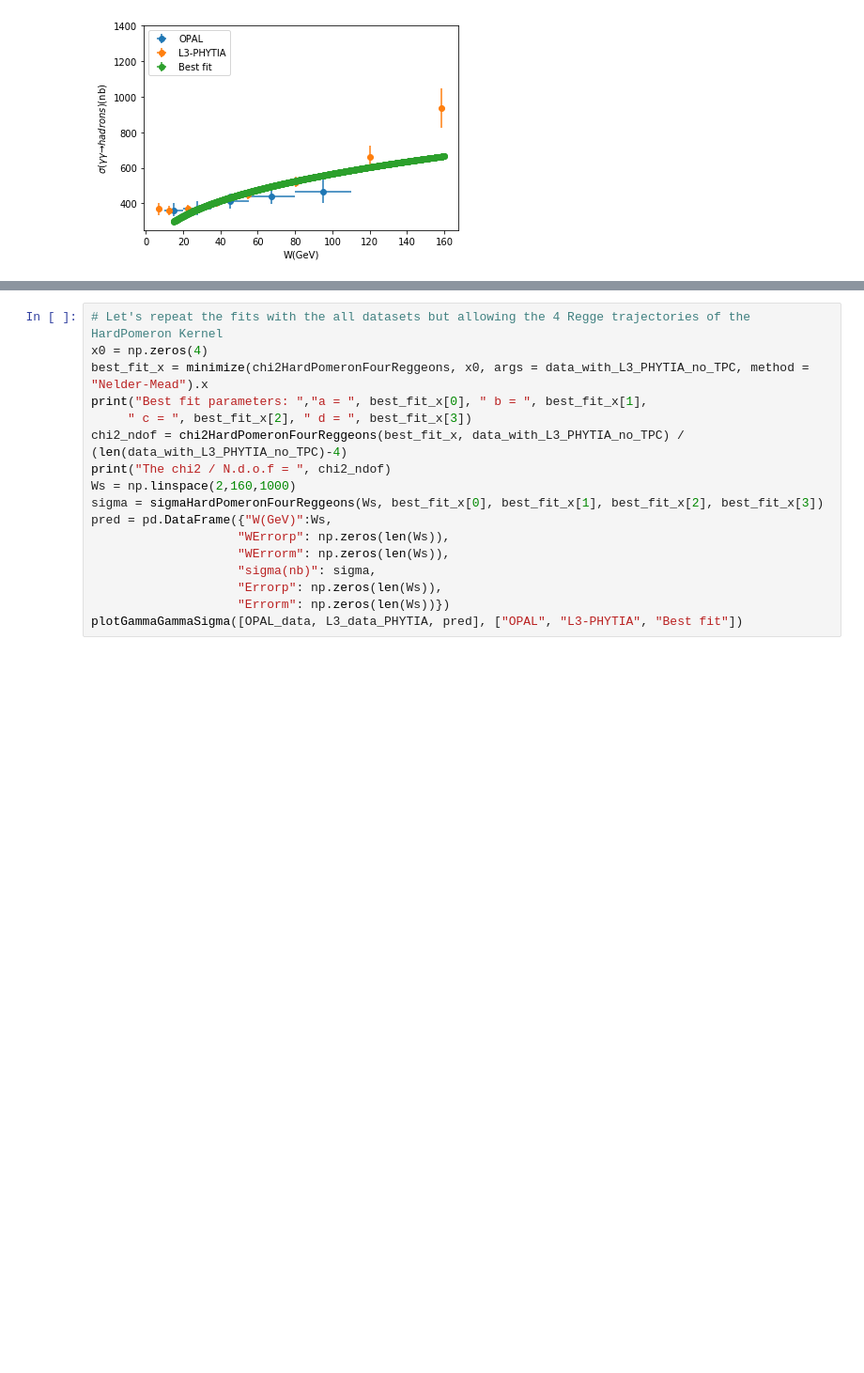
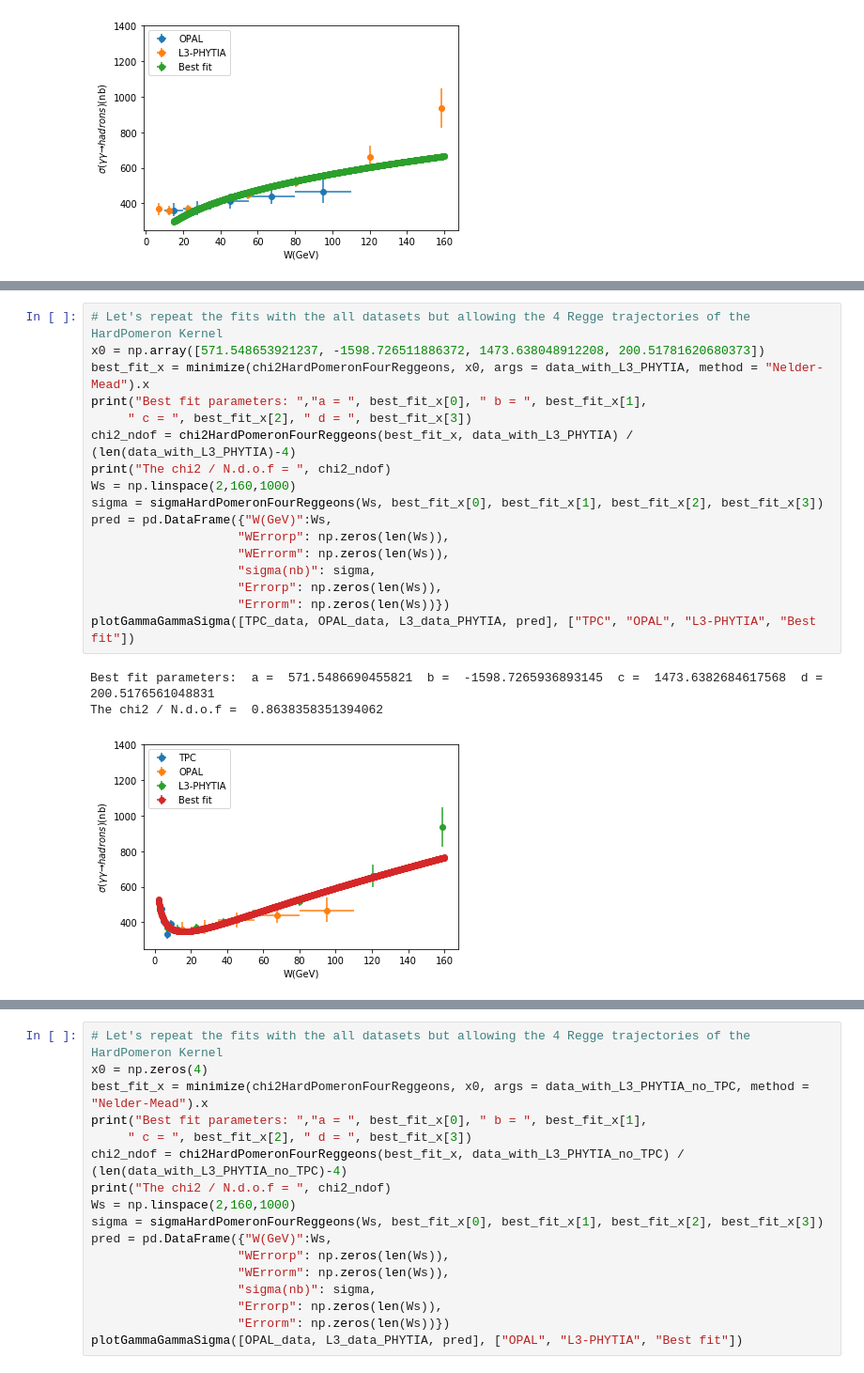
Before and after one commit to artur-amorim/gggpScatteringIHQCD, a Jupyter notebook: expdata/gammagammaSigma.ipynb, the cells around one changed output, grey strips where cells are left out. Shown at 94% size. Drawn from its saved outputs; the diff is of its cells as text; blank space fills up the shorter version.

```diff
--- a/expdata/gammagammaSigma.ipynb
+++ b/expdata/gammagammaSigma.ipynb
@@ -399 +443,22 @@ The chi2 / N.d.o.f =  1.3744249035157785
+# %%
+# Let's repeat the fits with the all datasets but allowing the 4 Regge trajectories of the HardPomeron Kernel
+x0 = np.array([571.548653921237, -1598.726511886372, 1473.638048912208, 200.51781620680373])
+best_fit_x = minimize(chi2HardPomeronFourReggeons, x0, args = data_with_L3_PHYTIA, method = "Nelder-Mead").x
+print("Best fit parameters: ","a = ", best_fit_x[0], " b = ", best_fit_x[1],
+     " c = ", best_fit_x[2], " d = ", best_fit_x[3])
+chi2_ndof = chi2HardPomeronFourReggeons(best_fit_x, data_with_L3_PHYTIA) / (len(data_with_L3_PHYTIA)-4)
+print("The chi2 / N.d.o.f = ", chi2_ndof)
+Ws = np.linspace(2,160,1000)
+sigma = sigmaHardPomeronFourReggeons(Ws, best_fit_x[0], best_fit_x[1], best_fit_x[2], best_fit_x[3])
+pred = pd.DataFrame({"W(GeV)":Ws,
+                    "WErrorp": np.zeros(len(Ws)),
+                    "WErrorm": np.zeros(len(Ws)),
+                    "sigma(nb)": sigma,
+                    "Errorp": np.zeros(len(Ws)),
+                    "Errorm": np.zeros(len(Ws))})
+plotGammaGammaSigma([TPC_data, OPAL_data, L3_data_PHYTIA, pred], ["TPC", "OPAL", "L3-PHYTIA", "Best fit"])
+# %% [output]
+Best fit parameters:  a =  571.5486690455821  b =  -1598.7265936893145  c =  1473.6382684617568  d =  200.5176561048831
+The chi2 / N.d.o.f =  0.8638358351394062
+[figure, added]
 # %%
```
Also changed, not shown: parts of 9 cells of this notebook.
